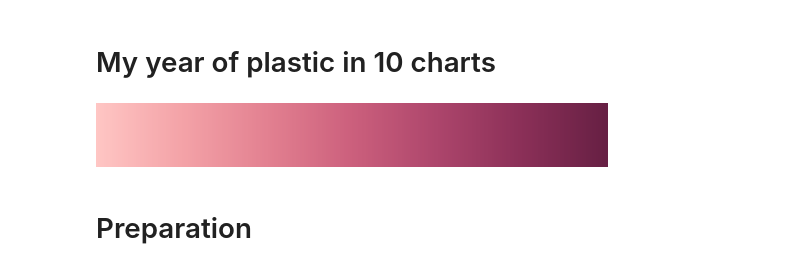
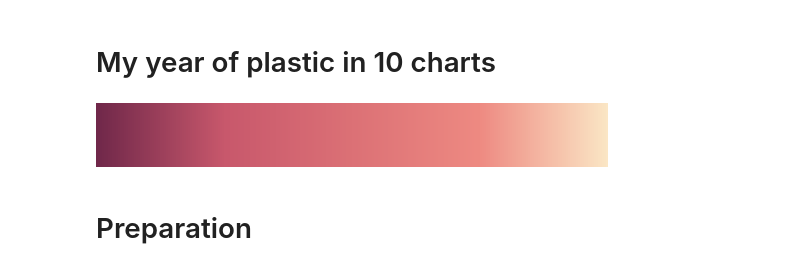
Before and after one commit to Lisa-Ho/plastic-diary, a Jupyter notebook: notebooks/02_10_charts.ipynb, the cells around one changed output. Cells and saved outputs as stored; diff of their text form; code cells hidden in the pictures.

```diff
--- a/notebooks/02_10_charts.ipynb
+++ b/notebooks/02_10_charts.ipynb
@@ -18,11 +18,17 @@ from datetime import date, datetime
 
 %matplotlib inline
 # %%
-from palettable.cartocolors.sequential import Magenta_7, PurpOr_7, BluYl_7, DarkMint_7, BurgYl_7, Burg_7, BrwnYl_7
+from palettable.cartocolors.sequential import Magenta_7, PurpOr_7, BluYl_7, DarkMint_7, BurgYl_5_r, BurgYl_7, BurgYl_7_r, Burg_7, BrwnYl_7
 from palettable.colorbrewer.sequential import YlGnBu_9, Blues_9
-Burg_7.mpl_colormap
+
+col_red = "#d26e7b"
+
+#set color palette
+colpalette = BurgYl_7
+colpalette_r = BurgYl_5_r
+colpalette_r.mpl_colormap
 # %% [output]
-[figure, old version]
+[figure, new version]
 # %%
 # set root folder
 root = os.path.abspath(os.path.join(os.getcwd(), ".."))
```
Also changed, not shown: parts of 30 cells of this notebook.
